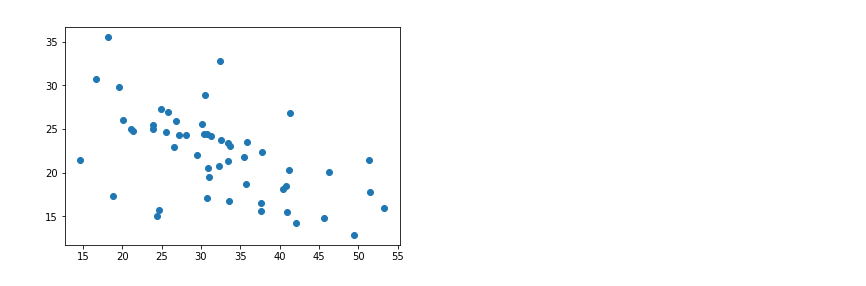
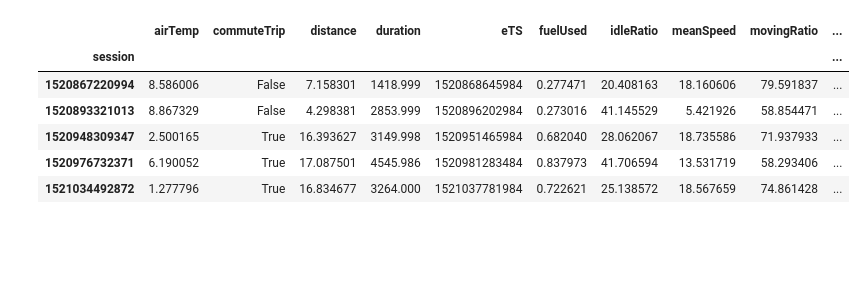
Before and after one commit to chenchen2015/Torque-LogServer-EC2, a Jupyter notebook: DataAnalysis/TorqueLogAnalysis.ipynb, the cells around one changed output. Saved outputs shown, nothing was run; the diff lists cells and outputs as text; code cells hidden in the pictures; blank space fills up the shorter version.

```diff
--- a/DataAnalysis/TorqueLogAnalysis.ipynb
+++ b/DataAnalysis/TorqueLogAnalysis.ipynb
@@ -162,5 +152,12 @@ td.tail(5)
 # %%
 td = tripData[(tripData.mpg < 40) & (tripData.distance > 3) & (tripData.idleRatio > 0) & (tripData.airTemp > 0)]
-plt.scatter(td.idleRatio.values, td.mpg.values);
+td.tail(5)
+#plt.scatter(td.idleRatio.values, td.mpg.values);
 # %% [output]
-[figure, removed]
+|  | airTemp | commuteTrip | distance | duration | eTS | fuelUsed | idleRatio | meanSpeed | movingRatio | ... |
+| session |  |  |  |  |  |  |  |  |  | ... |
+| 1520867220994 | 8.586006 | False | 7.158301 | 1418.999 | 1520868645984 | 0.277471 | 20.408163 | 18.160606 | 79.591837 | ... |
+| 1520893321013 | 8.867329 | False | 4.298381 | 2853.999 | 1520896202984 | 0.273016 | 41.145529 | 5.421926 | 58.854471 | ... |
+| 1520948309347 | 2.500165 | True | 16.393627 | 3149.998 | 1520951465984 | 0.682040 | 28.062067 | 18.735586 | 71.937933 | ... |
+| 1520976732371 | 6.190052 | True | 17.087501 | 4545.986 | 1520981283484 | 0.837973 | 41.706594 | 13.531719 | 58.293406 | ... |
+| 1521034492872 | 1.277796 | True | 16.834677 | 3264.000 | 1521037781984 | 0.722621 | 25.138572 | 18.567659 | 74.861428 | ... |
```
Also changed, not shown: parts of 3 cells of this notebook.
